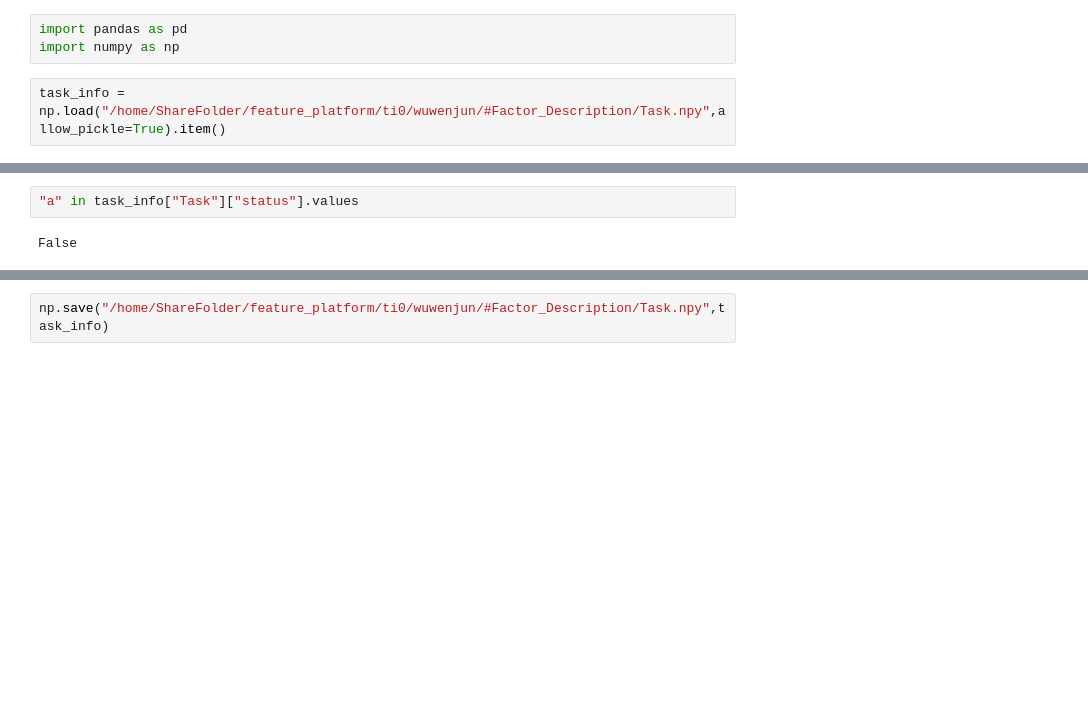
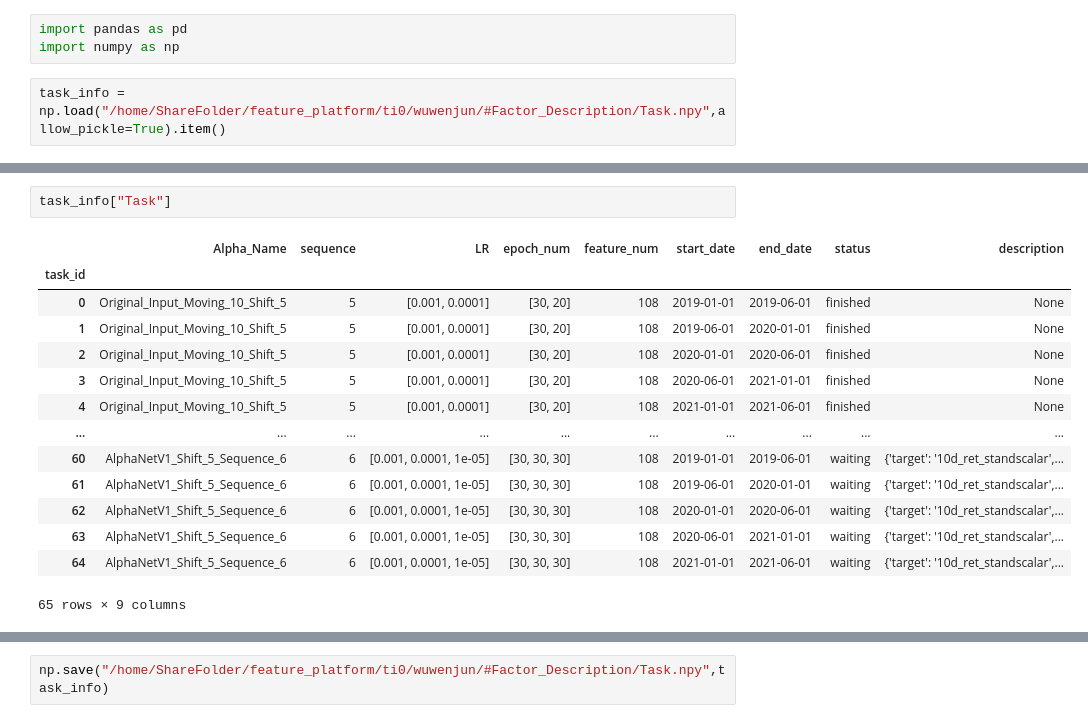
Before and after one commit to June24-Wu/Shannon, a Jupyter notebook: AlphaNet/Code Example/Task Monitoring.ipynb, the cells around one changed output, grey strips where cells are left out. Drawn from its saved outputs; the diff is of its cells as text; blank space fills up the shorter version.

```diff
--- a/AlphaNet/Code Example/Task Monitoring.ipynb
+++ b/AlphaNet/Code Example/Task Monitoring.ipynb
@@ -19,4 +15,17 @@ task_info["Task"].query("status == ['running','cuda:0','cuda:1']")
-# %%
-"a" in task_info["Task"]["status"].values
-# %% [output]
-False
+# %%
+task_info["Task"]
+# %% [output]
+|  | Alpha_Name | sequence | LR | epoch_num | feature_num | start_date | end_date | status | description |
+| task_id |  |  |  |  |  |  |  |  |  |
+| 0 | Original_Input_Moving_10_Shift_5 | 5 | [0.001, 0.0001] | [30, 20] | 108 | 2019-01-01 | 2019-06-01 | finished | None |
+| 1 | Original_Input_Moving_10_Shift_5 | 5 | [0.001, 0.0001] | [30, 20] | 108 | 2019-06-01 | 2020-01-01 | finished | None |
+| 2 | Original_Input_Moving_10_Shift_5 | 5 | [0.001, 0.0001] | [30, 20] | 108 | 2020-01-01 | 2020-06-01 | finished | None |
+| 3 | Original_Input_Moving_10_Shift_5 | 5 | [0.001, 0.0001] | [30, 20] | 108 | 2020-06-01 | 2021-01-01 | finished | None |
+| 4 | Original_Input_Moving_10_Shift_5 | 5 | [0.001, 0.0001] | [30, 20] | 108 | 2021-01-01 | 2021-06-01 | finished | None |
+| ... | ... | ... | ... | ... | ... | ... | ... | ... | ... |
+| 60 | AlphaNetV1_Shift_5_Sequence_6 | 6 | [0.001, 0.0001, 1e-05] | [30, 30, 30] | 108 | 2019-01-01 | 2019-06-01 | waiting | {'target': '10d_ret_standscalar',... |
+| 61 | AlphaNetV1_Shift_5_Sequence_6 | 6 | [0.001, 0.0001, 1e-05] | [30, 30, 30] | 108 | 2019-06-01 | 2020-01-01 | waiting | {'target': '10d_ret_standscalar',... |
+| 62 | AlphaNetV1_Shift_5_Sequence_6 | 6 | [0.001, 0.0001, 1e-05] | [30, 30, 30] | 108 | 2020-01-01 | 2020-06-01 | waiting | {'target': '10d_ret_standscalar',... |
+| 63 | AlphaNetV1_Shift_5_Sequence_6 | 6 | [0.001, 0.0001, 1e-05] | [30, 30, 30] | 108 | 2020-06-01 | 2021-01-01 | waiting | {'target': '10d_ret_standscalar',... |
+| 64 | AlphaNetV1_Shift_5_Sequence_6 | 6 | [0.001, 0.0001, 1e-05] | [30, 30, 30] | 108 | 2021-01-01 | 2021-06-01 | waiting | {'target': '10d_ret_standscalar',... |
+65 rows × 9 columns
```
Also changed, not shown: parts of 3 cells of this notebook, 12 other files.
